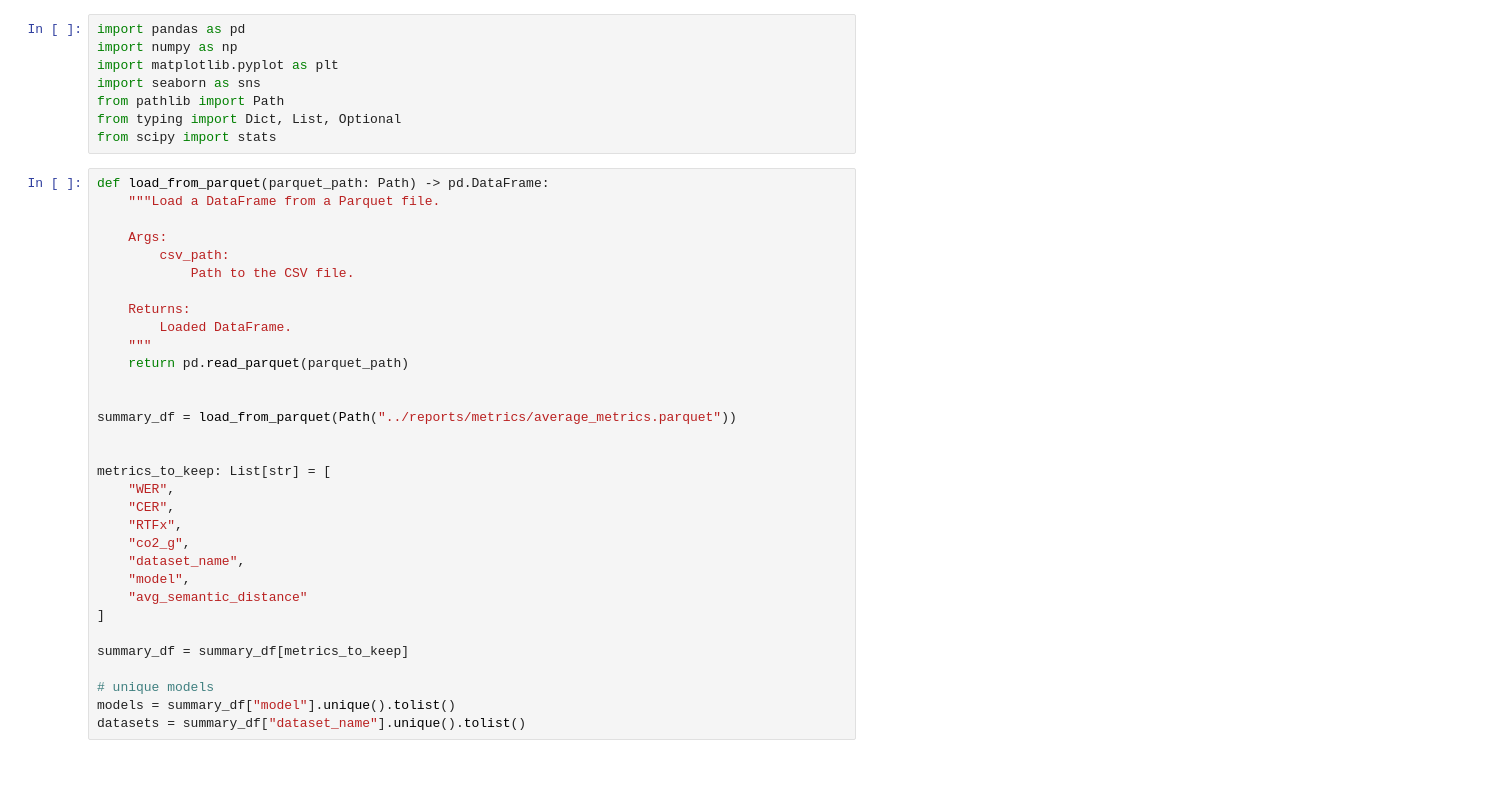
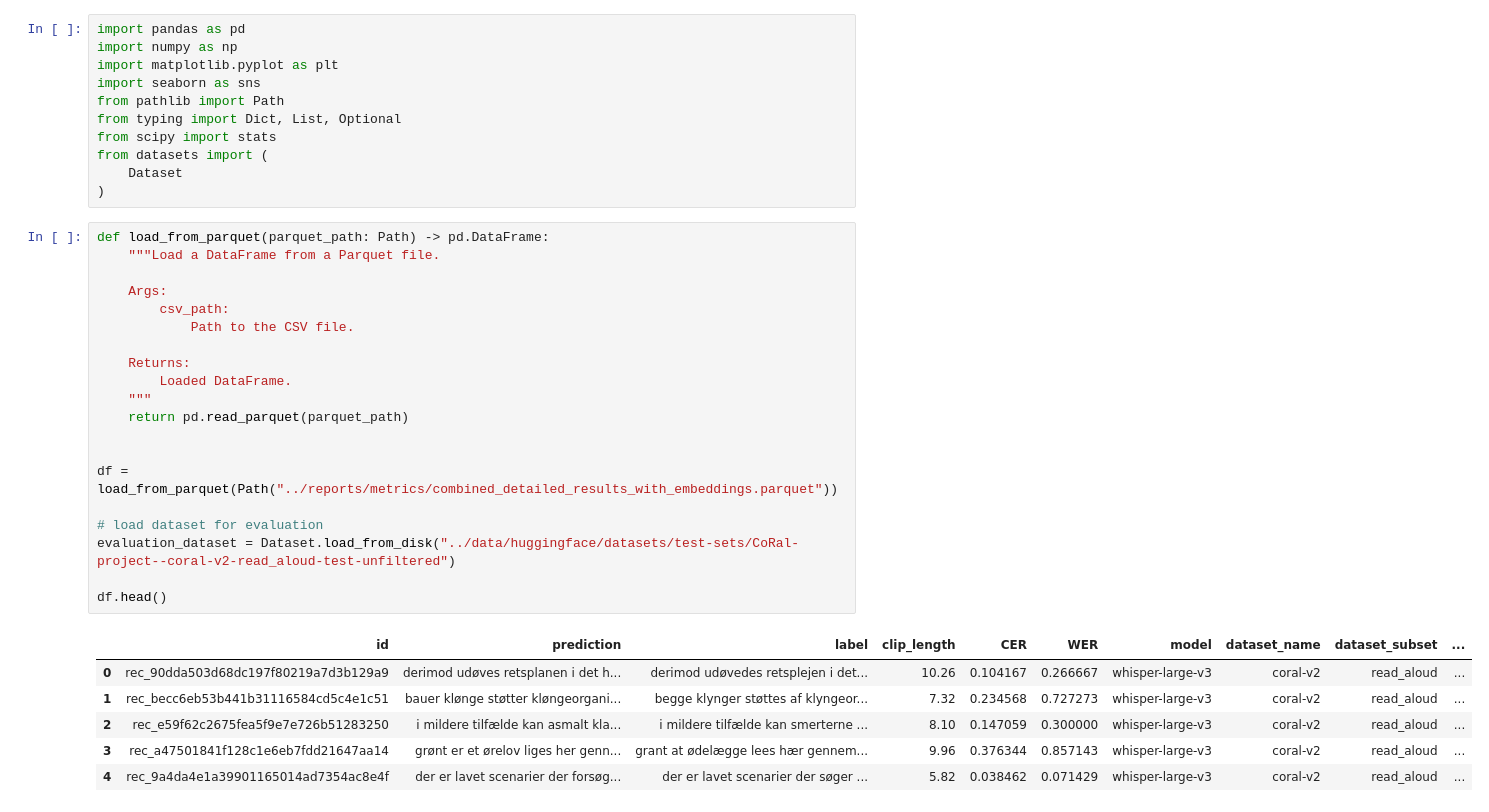
Before and after one commit to jhoffe/master_thesis, a Jupyter notebook: notebooks/evaluate_model.ipynb, the cells around one changed output. Saved outputs shown, nothing was run; the diff lists cells and outputs as text; blank space fills up the shorter version.

```diff
--- a/notebooks/evaluate_model.ipynb
+++ b/notebooks/evaluate_model.ipynb
@@ -6,35 +6,33 @@ import seaborn as sns
 from pathlib import Path
 from typing import Dict, List, Optional
 from scipy import stats
+from datasets import (
+    Dataset
+)
 # %%
 def load_from_parquet(parquet_path: Path) -> pd.DataFrame:
     """Load a DataFrame from a Parquet file.
 
     Args:
         csv_path:
             Path to the CSV file.
 
     Returns:
         Loaded DataFrame.
     """
     return pd.read_parquet(parquet_path)
 
 
-summary_df = load_from_parquet(Path("../reports/metrics/average_metrics.parquet"))
+df = load_from_parquet(Path("../reports/metrics/combined_detailed_results_with_embeddings.parquet"))
 
+# load dataset for evaluation
+evaluation_dataset = Dataset.load_from_disk("../data/huggingface/datasets/test-sets/CoRal-project--coral-v2-read_aloud-test-unfiltered")
 
-metrics_to_keep: List[str] = [
-    "WER",
-    "CER",
-    "RTFx",
-    "co2_g",
-    "dataset_name",
-    "model",
-    "avg_semantic_distance"
-]
-
-summary_df = summary_df[metrics_to_keep]
-
-# unique models
-models = summary_df["model"].unique().tolist()
-datasets = summary_df["dataset_name"].unique().tolist()
+df.head()
+# %% [output]
+|  | id | prediction | label | clip_length | CER | WER | model | dataset_name | dataset_subset | ... |
+| 0 | rec_90dda503d68dc197f80219a7d3b129a9 | derimod udøves retsplanen i det h... | derimod udøvedes retsplejen i det... | 10.26 | 0.104167 | 0.266667 | whisper-large-v3 | coral-v2 | read_aloud | ... |
+| 1 | rec_becc6eb53b441b31116584cd5c4e1c51 | bauer klønge støtter kløngeorgani... | begge klynger støttes af klyngeor... | 7.32 | 0.234568 | 0.727273 | whisper-large-v3 | coral-v2 | read_aloud | ... |
+| 2 | rec_e59f62c2675fea5f9e7e726b51283250 | i mildere tilfælde kan asmalt kla... | i mildere tilfælde kan smerterne ... | 8.10 | 0.147059 | 0.300000 | whisper-large-v3 | coral-v2 | read_aloud | ... |
+| 3 | rec_a47501841f128c1e6eb7fdd21647aa14 | grønt er et ørelov liges her genn... | grant at ødelægge lees hær gennem... | 9.96 | 0.376344 | 0.857143 | whisper-large-v3 | coral-v2 | read_aloud | ... |
+| 4 | rec_9a4da4e1a39901165014ad7354ac8e4f | der er lavet scenarier der forsøg... | der er lavet scenarier der søger ... | 5.82 | 0.038462 | 0.071429 | whisper-large-v3 | coral-v2 | read_aloud | ... |
```
Also changed, not shown: parts of 8 cells of this notebook, 1 other file.
